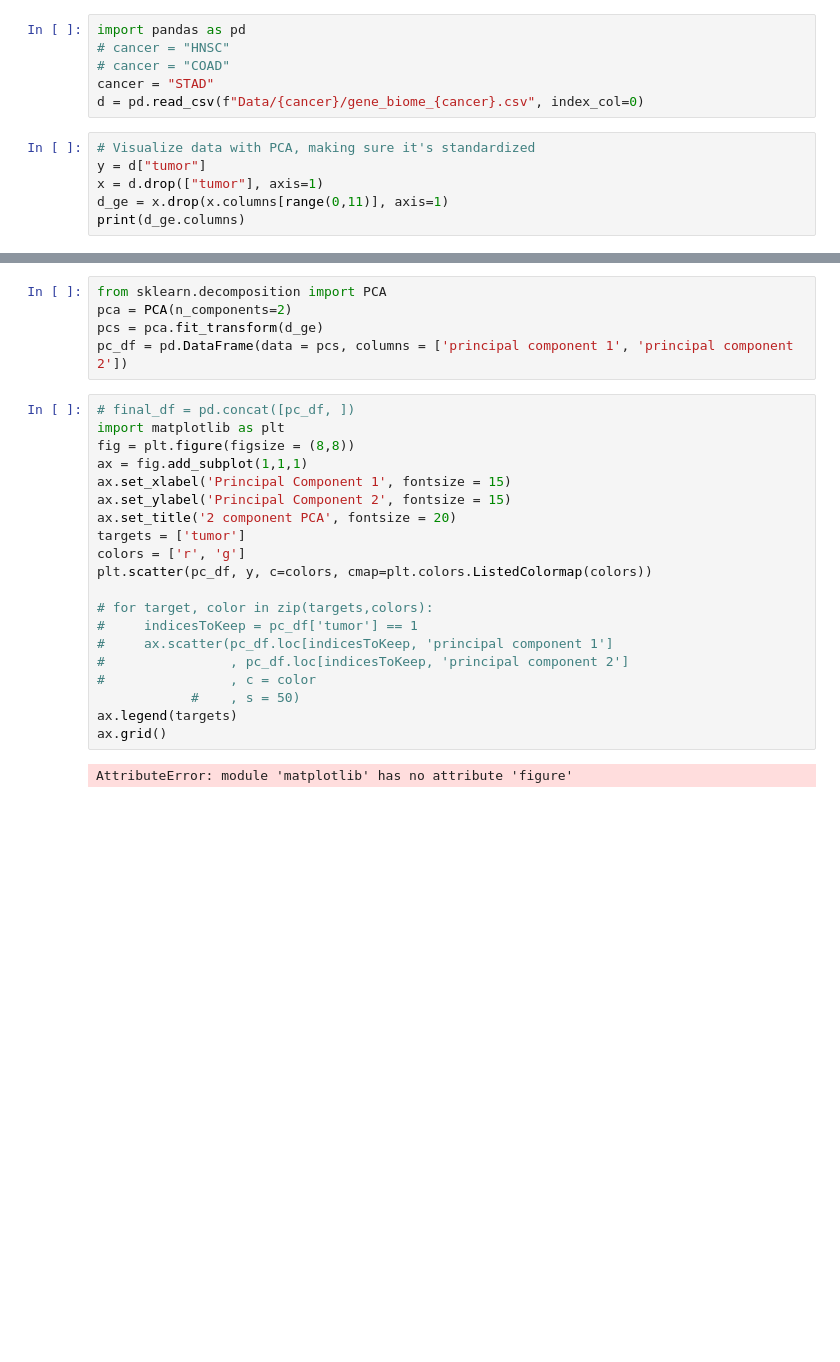
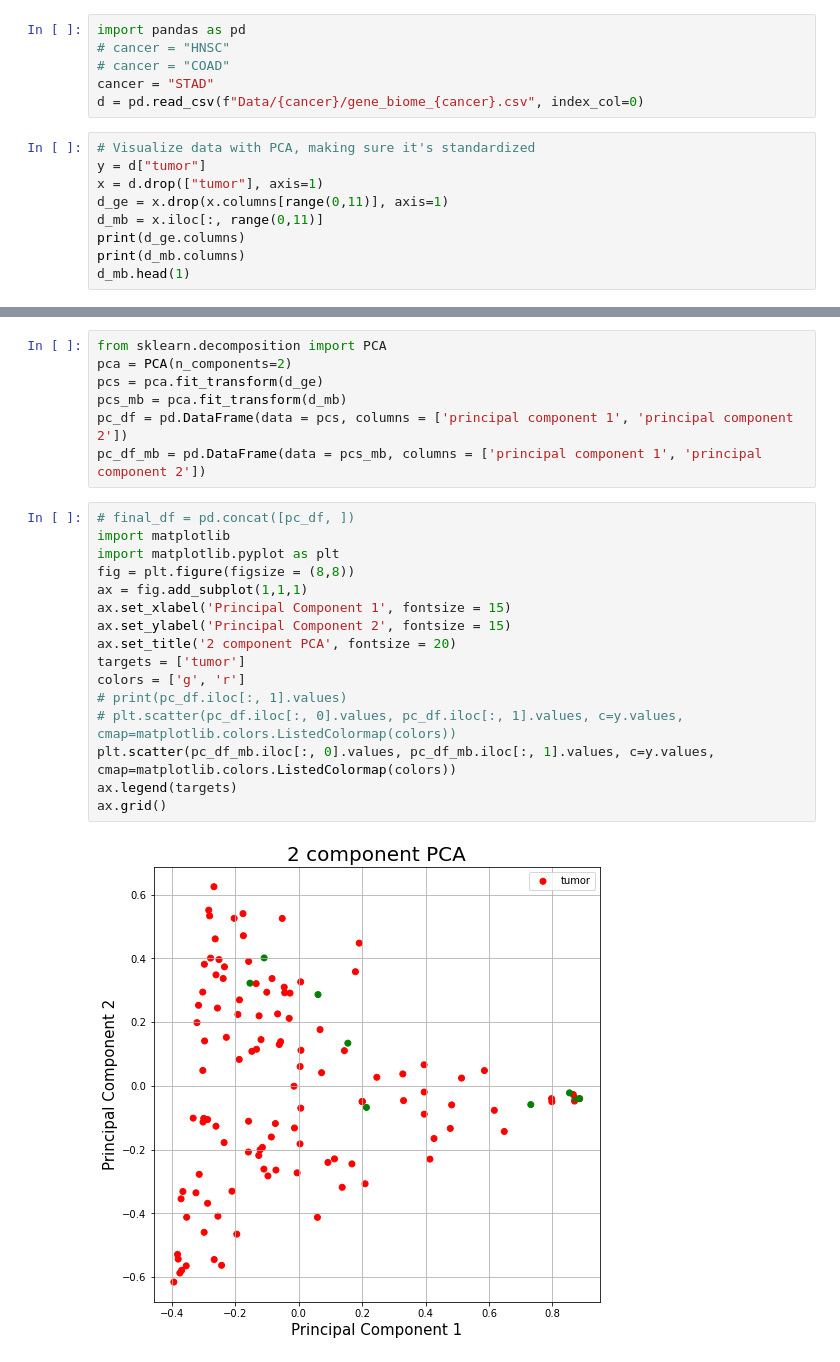
Before and after one commit to GdePaulo/Host-Microbial-Omics-Integration, a Jupyter notebook: visualization.ipynb, the cells around one changed output, grey strips where cells are left out. Saved outputs shown, nothing was run; the diff lists cells and outputs as text; blank space fills up the shorter version.

Commit message:
Add visualization of overlapping microbial phylum samples

```diff
--- a/visualization.ipynb
+++ b/visualization.ipynb
@@ -9,7 +9,10 @@ d = pd.read_csv(f"Data/{cancer}/gene_biome_{cancer}.csv", index_col=0)
 y = d["tumor"]
 x = d.drop(["tumor"], axis=1)
 d_ge = x.drop(x.columns[range(0,11)], axis=1)
+d_mb = x.iloc[:, range(0,11)]
 print(d_ge.columns)
+print(d_mb.columns)
+d_mb.head(1)
 # %% [output]
 Index(['RPS4Y1', 'XIST', 'KRT5', 'AGR2', 'CEACAM5', 'KRT6A', 'KRT14',
        'CEACAM6', 'DDX3Y', 'KDM5D',
@@ -21,26 +31,24 @@ Index(['RPS4Y1', 'XIST', 'KRT5', 'AGR2', 'CEACAM5', 'KRT6A', 'KRT14',
 from sklearn.decomposition import PCA
 pca = PCA(n_components=2)
 pcs = pca.fit_transform(d_ge)
+pcs_mb = pca.fit_transform(d_mb)
 pc_df = pd.DataFrame(data = pcs, columns = ['principal component 1', 'principal component 2'])
+pc_df_mb = pd.DataFrame(data = pcs_mb, columns = ['principal component 1', 'principal component 2'])
 # %%
 # final_df = pd.concat([pc_df, ])
-import matplotlib as plt
+import matplotlib
+import matplotlib.pyplot as plt
 fig = plt.figure(figsize = (8,8))
 ax = fig.add_subplot(1,1,1)
 ax.set_xlabel('Principal Component 1', fontsize = 15)
 ax.set_ylabel('Principal Component 2', fontsize = 15)
 ax.set_title('2 component PCA', fontsize = 20)
 targets = ['tumor']
-colors = ['r', 'g']
-plt.scatter(pc_df, y, c=colors, cmap=plt.colors.ListedColormap(colors))
-
-# for target, color in zip(targets,colors):
-#     indicesToKeep = pc_df['tumor'] == 1
-#     ax.scatter(pc_df.loc[indicesToKeep, 'principal component 1']
-#                , pc_df.loc[indicesToKeep, 'principal component 2']
-#                , c = color
-            #    , s = 50)
+colors = ['g', 'r']
+# print(pc_df.iloc[:, 1].values)
+# plt.scatter(pc_df.iloc[:, 0].values, pc_df.iloc[:, 1].values, c=y.values, cmap=matplotlib.colors.ListedColormap(colors))
+plt.scatter(pc_df_mb.iloc[:, 0].values, pc_df_mb.iloc[:, 1].values, c=y.values, cmap=matplotlib.colors.ListedColormap(colors))
 ax.legend(targets)
 ax.grid()
 # %% [output]
-AttributeError: module 'matplotlib' has no attribute 'figure'
+[figure, added]
```
Also changed, not shown: parts of 1 cell of this notebook.
